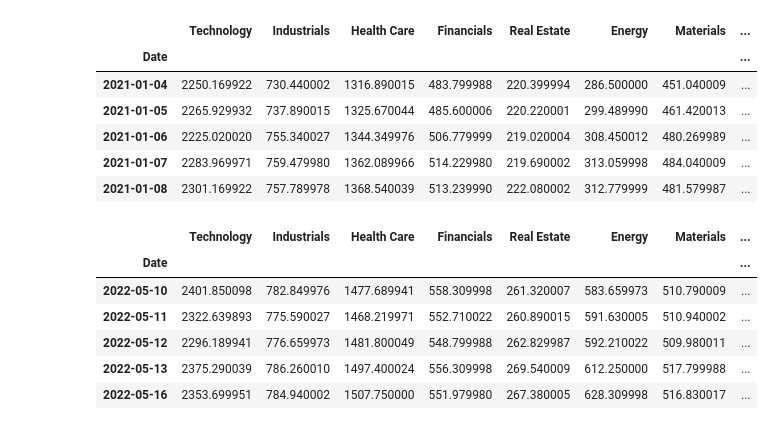
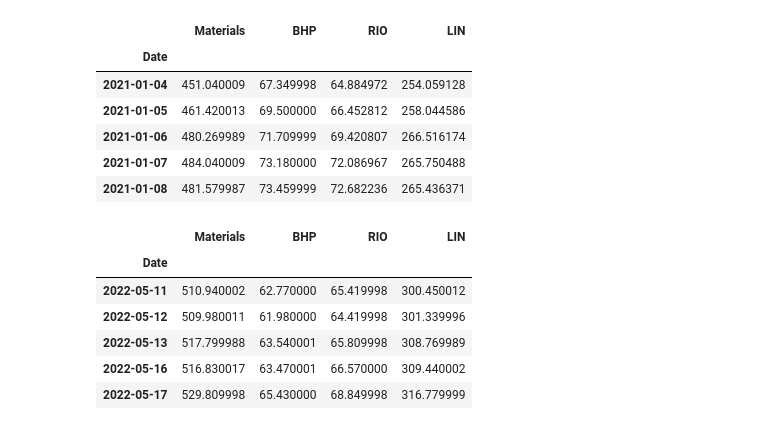
Before and after one commit to KuoLiang-hub/simulate-efficient-frontier-3tickers, a Jupyter notebook: sector_portfolios/Materials.ipynb, the cells around one changed output. Drawn from its saved outputs; the diff is of its cells as text; code cells hidden in the pictures.

```diff
--- a/sector_portfolios/Materials.ipynb
+++ b/sector_portfolios/Materials.ipynb
@@ -8,37 +8,37 @@ from matplotlib import pyplot as plt
 # %%
 # using yahoo finance data
 # S&P 500 Materials (Sector) (^SP500-15)
 
 # a dictionary of sector and ticker
 sector_dictionary = {'^SP500-15':'Materials'}
 
-sectors = ['^SP500-15']
+sectors = ['^SP500-15','BHP','RIO','LIN']
 sector_data = pd.DataFrame()
 
 for a in sectors:
     #you can chagne the start date to any date in 'yyyy-mm-dd' format.
     sector_data[a] = web.DataReader(a, data_source = 'yahoo', start = '2021-1-1')['Adj Close']
 
 sector_data.rename(columns = sector_dictionary, inplace =True)
 sector_data.head() #check the beginning of the data
 # %% [output]
-|  | Technology | Industrials | Health Care | Financials | Real Estate | Energy | Materials | ... |
-| Date |  |  |  |  |  |  |  | ... |
-| 2021-01-04 | 2250.169922 | 730.440002 | 1316.890015 | 483.799988 | 220.399994 | 286.500000 | 451.040009 | ... |
-| 2021-01-05 | 2265.929932 | 737.890015 | 1325.670044 | 485.600006 | 220.220001 | 299.489990 | 461.420013 | ... |
-| 2021-01-06 | 2225.020020 | 755.340027 | 1344.349976 | 506.779999 | 219.020004 | 308.450012 | 480.269989 | ... |
-| 2021-01-07 | 2283.969971 | 759.479980 | 1362.089966 | 514.229980 | 219.690002 | 313.059998 | 484.040009 | ... |
-| 2021-01-08 | 2301.169922 | 757.789978 | 1368.540039 | 513.239990 | 222.080002 | 312.779999 | 481.579987 | ... |
+|  | Materials | BHP | RIO | LIN |
+| Date |  |  |  |  |
+| 2021-01-04 | 451.040009 | 67.349998 | 64.884972 | 254.059128 |
+| 2021-01-05 | 461.420013 | 69.500000 | 66.452812 | 258.044586 |
+| 2021-01-06 | 480.269989 | 71.709999 | 69.420807 | 266.516174 |
+| 2021-01-07 | 484.040009 | 73.180000 | 72.086967 | 265.750488 |
+| 2021-01-08 | 481.579987 | 73.459999 | 72.682236 | 265.436371 |
 # %%
 sector_data.tail() #check the end of the data
 # %% [output]
-|  | Technology | Industrials | Health Care | Financials | Real Estate | Energy | Materials | ... |
-| Date |  |  |  |  |  |  |  | ... |
-| 2022-05-10 | 2401.850098 | 782.849976 | 1477.689941 | 558.309998 | 261.320007 | 583.659973 | 510.790009 | ... |
-| 2022-05-11 | 2322.639893 | 775.590027 | 1468.219971 | 552.710022 | 260.890015 | 591.630005 | 510.940002 | ... |
-| 2022-05-12 | 2296.189941 | 776.659973 | 1481.800049 | 548.799988 | 262.829987 | 592.210022 | 509.980011 | ... |
-| 2022-05-13 | 2375.290039 | 786.260010 | 1497.400024 | 556.309998 | 269.540009 | 612.250000 | 517.799988 | ... |
-| 2022-05-16 | 2353.699951 | 784.940002 | 1507.750000 | 551.979980 | 267.380005 | 628.309998 | 516.830017 | ... |
+|  | Materials | BHP | RIO | LIN |
+| Date |  |  |  |  |
+| 2022-05-11 | 510.940002 | 62.770000 | 65.419998 | 300.450012 |
+| 2022-05-12 | 509.980011 | 61.980000 | 64.419998 | 301.339996 |
+| 2022-05-13 | 517.799988 | 63.540001 | 65.809998 | 308.769989 |
+| 2022-05-16 | 516.830017 | 63.470001 | 66.570000 | 309.440002 |
+| 2022-05-17 | 529.809998 | 65.430000 | 68.849998 | 316.779999 |
 # %%
 (sector_data / sector_data.iloc[0]).plot(figsize=(12, 6)) #Plot of company performance without considering dividends
 # %% [output]
```
Also changed, not shown: parts of 2 cells of this notebook, 1 other file.
